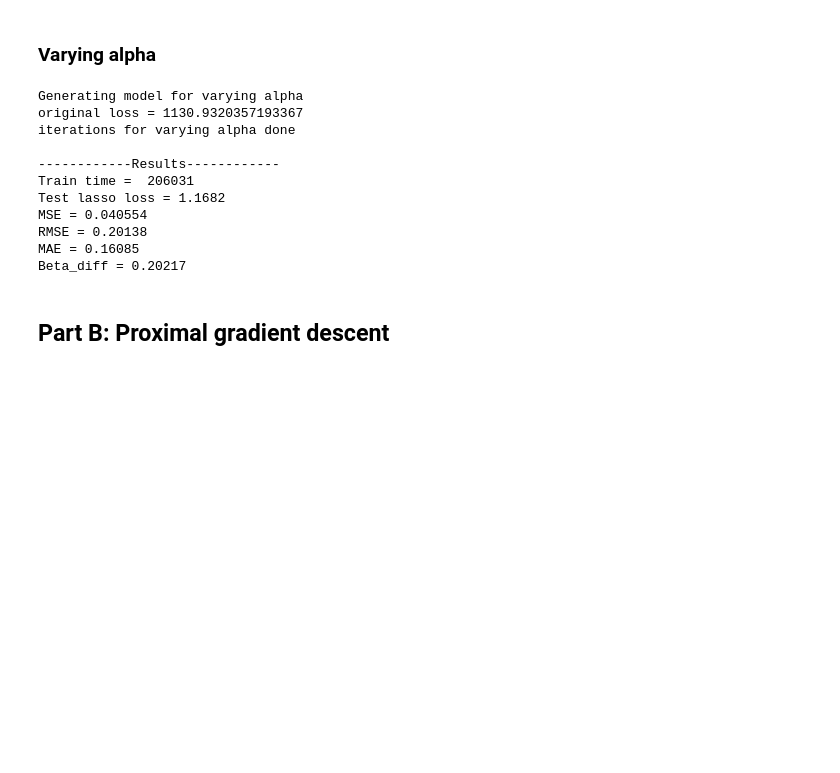
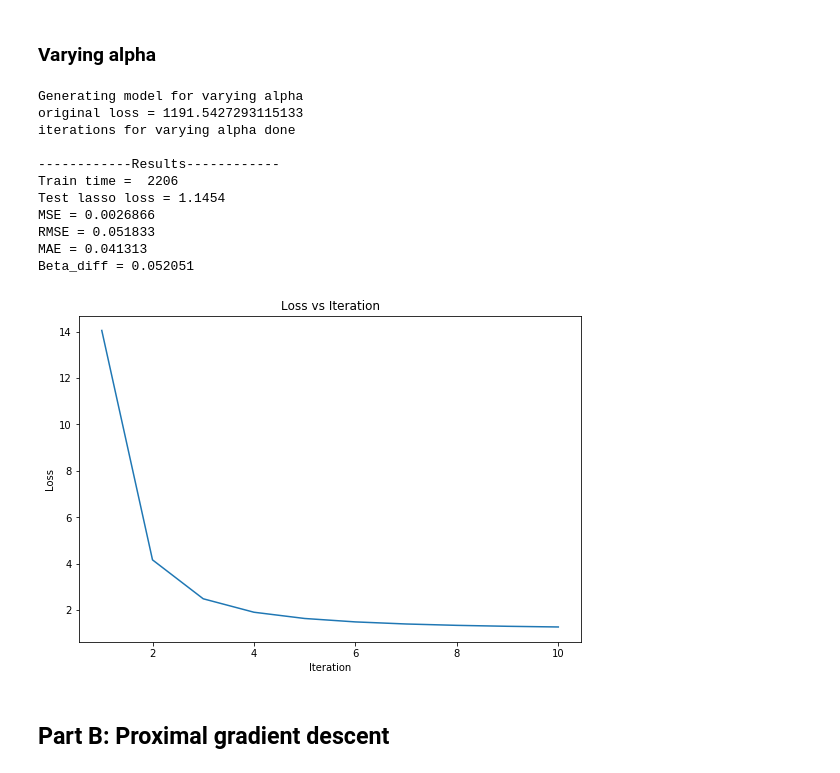
Before and after one commit to FarzanMemarian/Lasso, a Jupyter notebook: HW2 Q3.ipynb, the cells around one changed output. Saved outputs shown, nothing was run; the diff lists cells and outputs as text; code cells hidden in the pictures; blank space fills up the shorter version.

```diff
--- a/HW2 Q3.ipynb
+++ b/HW2 Q3.ipynb
@@ -242,15 +255,14 @@ MAX_ITERATIONS = 10000
 def subgradient_descent_varying_alpha(X, y, lam):
     start = current_milli_time()
 
-    alpha = 0.5
+    alpha = 1
     alpha_0 = alpha
     beta = np.empty_like(beta_0)
     beta[:] = beta_0
     L = loss(X, y, beta, lam)
     print ("original loss = {}".format(L))
     L_min = [L,beta]
-    L2_store = []
-    c2_store = []
+    loss_arr = []
     counter = 0
     while counter < MAX_ITERATIONS:
         counter += 1
@@ -265,48 +277,56 @@ def subgradient_descent_varying_alpha(X, y, lam):
             L_min[1] = beta
         else:
             beta = beta_old
-        if counter % 10 == 0:
-            L2_store.append(L)
-            c2_store.append(counter)
+
+        loss_arr.append((counter, L))
 #         if counter % 100 == 0:
-#             print ("loss = {}".format(L))
+#             print ("loss = {}".format(L))[:1000]
 
     print("iterations for varying alpha done")
-    return (beta, current_milli_time() - start)
+    return (beta, current_milli_time() - start, loss_arr)
 
 # Train model using best lambda
 print ("Generating model for varying alpha")
-(B_model, train_time) = subgradient_descent_varying_alpha(X_train, y_train, best_lam)
+(B_model, train_time, loss_arr) = subgradient_descent_varying_alpha(X_train, y_train, best_lam)
 
 # Run model on test set
 test_loss = loss(X_test, y_test, B_model, best_lam)
 y_pred = np.matmul(X_test, B_model)
 
 # Calc metrics
 mse = mean_squared_error(y_test, y_pred)
 rmse = sqrt(mse)
 mae = mean_absolute_error(y_test, y_pred)
 beta_diff = LA.norm(B_model - B_true)
 
 print ("\n------------Results------------")
 print ("Train time = ", train_time)
 print ("Test lasso loss = {0:.5}".format(test_loss))
 print ("MSE = {0:.5}".format(mse))
 print ("RMSE = {0:.5}".format(rmse))
 print ("MAE = {0:.5}".format(mae))
 print ("Beta_diff = {0:.5}".format(beta_diff))
+
+# Plot
+plt.figure(figsize=(9,6))
+plt.plot([i[0] for i in loss_arr[:10]], [i[1] for i in loss_arr[:10]])
+plt.title("Loss vs Iteration")
+plt.ylabel("Loss")
+plt.xlabel("Iteration")
+plt.show()
 # %% [output]
 Generating model for varying alpha
-original loss = 1130.9320357193367
+original loss = 1191.5427293115133
 iterations for varying alpha done
 
 ------------Results------------
-Train time =  206031
-Test lasso loss = 1.1682
-MSE = 0.040554
-RMSE = 0.20138
-MAE = 0.16085
-Beta_diff = 0.20217
+Train time =  2206
+Test lasso loss = 1.1454
+MSE = 0.0026866
+RMSE = 0.051833
+MAE = 0.041313
+Beta_diff = 0.052051
+[figure, added]
 # %% [markdown]
 ## Part B: Proximal gradient descent
 # %%
```
Also changed, not shown: parts of 6 cells of this notebook.
